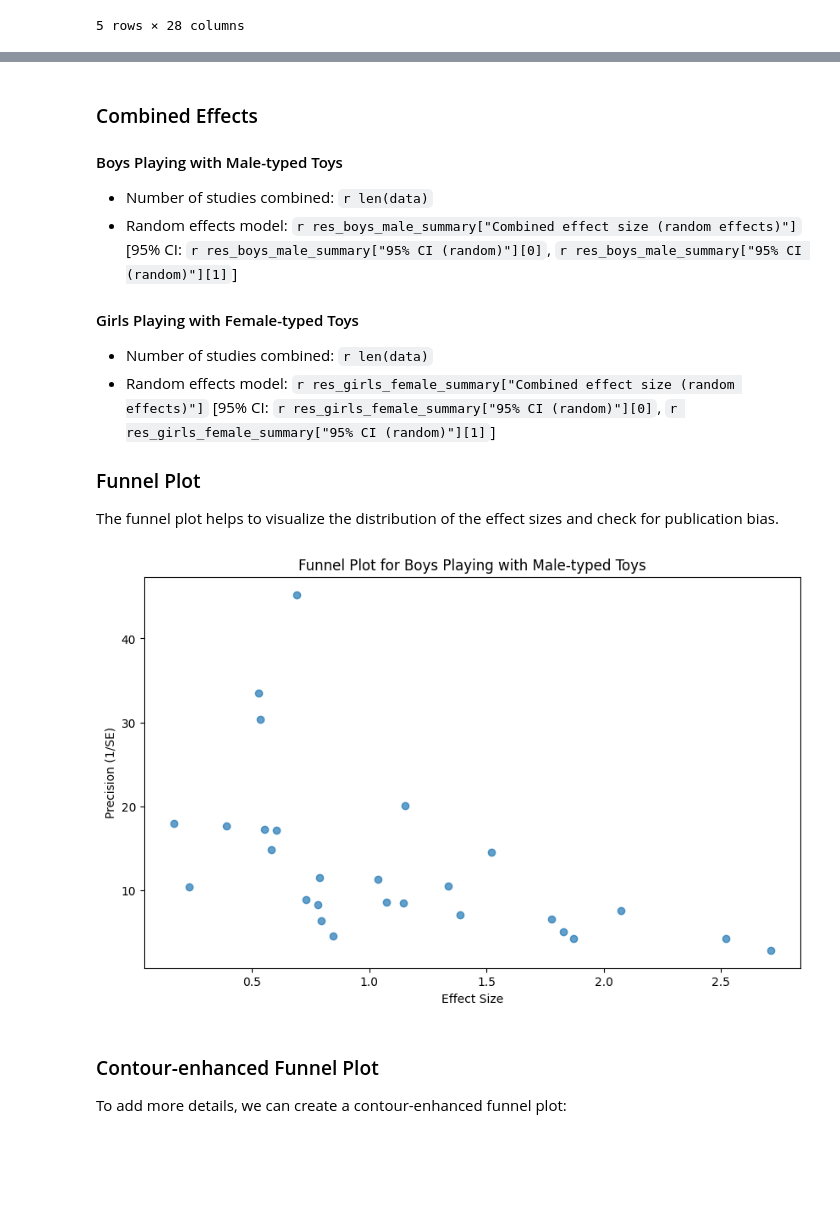
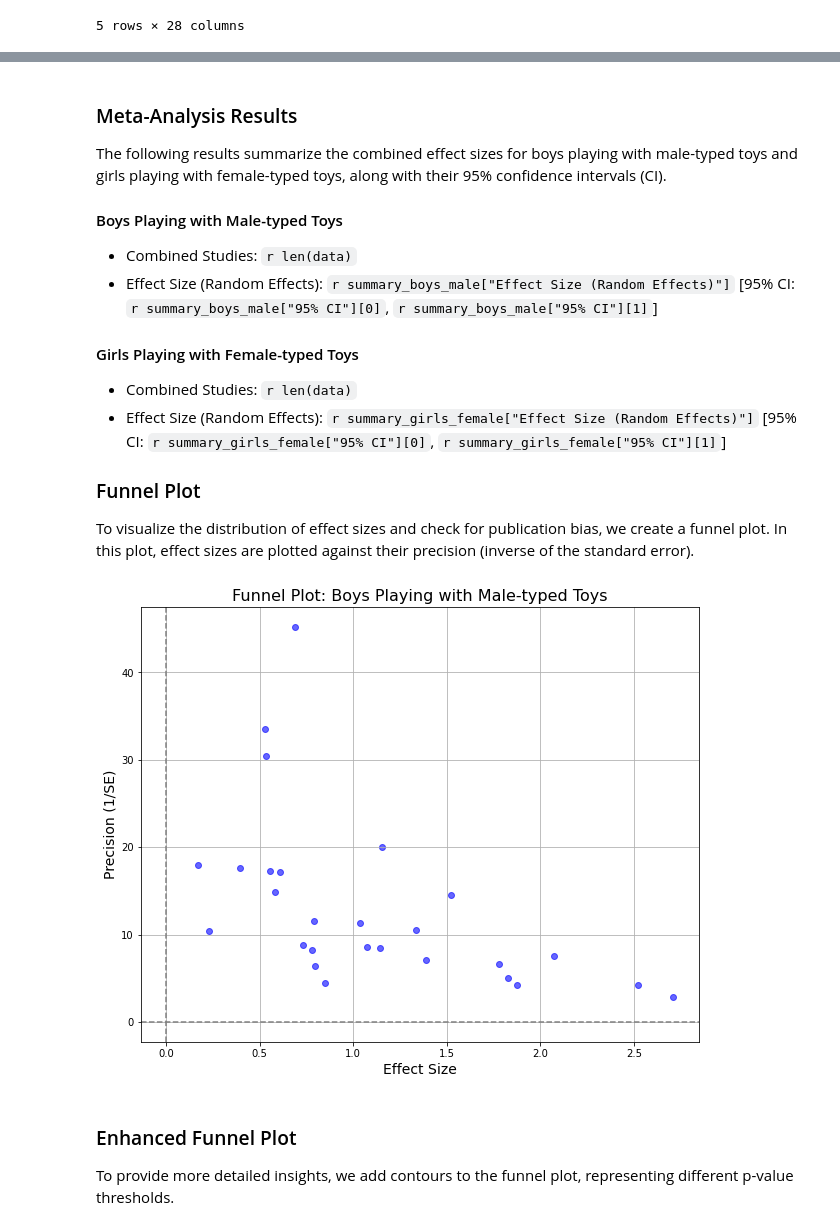
Before and after one commit to WHardyUW/RRcourse2024, a Jupyter notebook: 11. Metaanalysis/Metaanalysis_solution.ipynb, the cells around one changed output, grey strips where cells are left out. Drawn from its saved outputs; the diff is of its cells as text; code cells hidden in the pictures; blank space fills up the shorter version.

```diff
--- a/11. Metaanalysis/Metaanalysis_solution.ipynb
+++ b/11. Metaanalysis/Metaanalysis_solution.ipynb
@@ -88,31 +91,36 @@ res_boys_male_summary, res_girls_female_summary
 # %% [markdown]
-### Combined Effects
+### Meta-Analysis Results
+
+The following results summarize the combined effect sizes for boys playing with male-typed toys and girls playing with female-typed toys, along with their 95% confidence intervals (CI).
 
 #### Boys Playing with Male-typed Toys
 
-- Number of studies combined: `r len(data)`
-- Random effects model: `r res_boys_male_summary["Combined effect size (random effects)"]` [95% CI: `r res_boys_male_summary["95% CI (random)"][0]`, `r res_boys_male_summary["95% CI (random)"][1]`]
+- Combined Studies: `r len(data)`
+- Effect Size (Random Effects): `r summary_boys_male["Effect Size (Random Effects)"]` [95% CI: `r summary_boys_male["95% CI"][0]`, `r summary_boys_male["95% CI"][1]`]
 
 #### Girls Playing with Female-typed Toys
 
-- Number of studies combined: `r len(data)`
-- Random effects model: `r res_girls_female_summary["Combined effect size (random effects)"]` [95% CI: `r res_girls_female_summary["95% CI (random)"][0]`, `r res_girls_female_summary["95% CI (random)"][1]`]
+- Combined Studies: `r len(data)`
+- Effect Size (Random Effects): `r summary_girls_female["Effect Size (Random Effects)"]` [95% CI: `r summary_girls_female["95% CI"][0]`, `r summary_girls_female["95% CI"][1]`]
 
 ### Funnel Plot
 
-The funnel plot helps to visualize the distribution of the effect sizes and check for publication bias.
+To visualize the distribution of effect sizes and check for publication bias, we create a funnel plot. In this plot, effect sizes are plotted against their precision (inverse of the standard error).
 # %%
-# Create a basic funnel plot for boys playing with male-typed toys
-plt.figure(figsize=(10, 6))
-plt.scatter(data['TE_boys_male'], 1 / data['seTE_boys_male'], alpha=0.7)
-plt.title('Funnel Plot for Boys Playing with Male-typed Toys')
-plt.xlabel('Effect Size')
-plt.ylabel('Precision (1/SE)')
+# Basic funnel plot for boys with male-typed toys
+plt.figure(figsize=(10, 8))
+plt.scatter(data['TE_boys_male'], 1 / data['seTE_boys_male'], c='blue', alpha=0.6)
+plt.axhline(y=0, color='gray', linestyle='--')
+plt.axvline(x=0, color='gray', linestyle='--')
+plt.title('Funnel Plot: Boys Playing with Male-typed Toys', fontsize=16)
+plt.xlabel('Effect Size', fontsize=14)
+plt.ylabel('Precision (1/SE)', fontsize=14)
+plt.grid(True)
 plt.show()
 # %% [output]
-[figure, old version]
+[figure, new version]
-# %% [markdown]
-### Contour-enhanced Funnel Plot
-
-To add more details, we can create a contour-enhanced funnel plot:
+# %% [markdown]
+### Enhanced Funnel Plot
+
+To provide more detailed insights, we add contours to the funnel plot, representing different p-value thresholds.
 # %%
```
Also changed, not shown: parts of 20 cells of this notebook, 6 other files.
